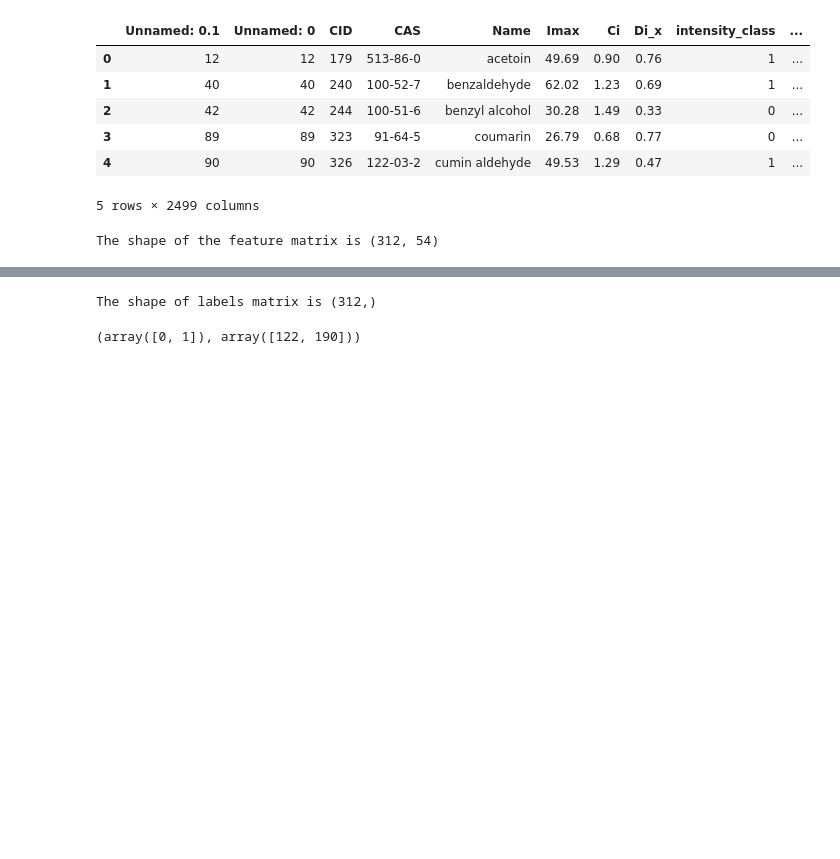
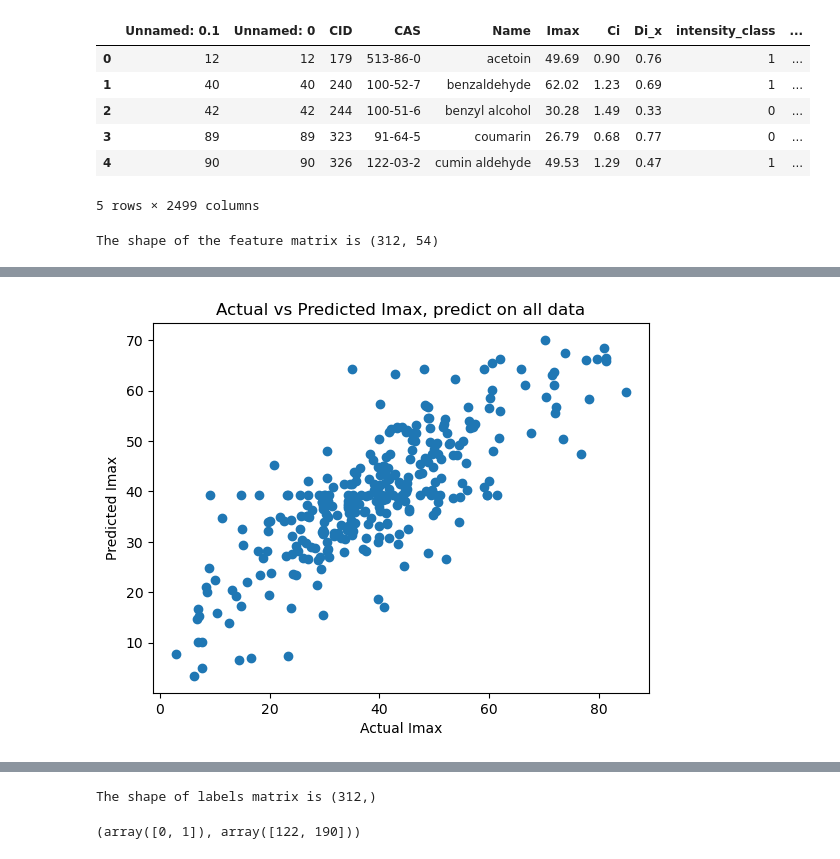
Before and after one commit to kiriyevskykiril/ai-program-2026, a Jupyter notebook: project_1/classifications_trials.ipynb, the cells around one changed output, grey strips where cells are left out. Saved outputs shown, nothing was run; the diff lists cells and outputs as text; code cells hidden in the pictures; blank space fills up the shorter version.

```diff
--- a/project_1/classifications_trials.ipynb
+++ b/project_1/classifications_trials.ipynb
@@ -171,0 +206,22 @@ The shape of the feature matrix is (312, 54)
+# %%
+# next i want to try Lasso regression, and see if it performs better
+from sklearn.linear_model import Lasso
+# want to create a grid search for the Lasso regression
+vY = data_df['Imax'].astype(float).values
+lalpha = np.linspace(0.001, 200, 1001)
+# i want to create an empty dataframe with the columns alpha, R2, MAE, RMSE, MSE
+dfLasso = pd.DataFrame(columns=['alpha', 'R2', 'MAE', 'RMSE', 'MSE'], dtype=float)
+dfLasso['alpha'] = lalpha
+dfLasso['R2'] = [0.0] * len(lalpha)
+dfLasso['MAE'] = [0.0] * len(lalpha)
+dfLasso['RMSE'] = [0.0] * len(lalpha)
+dfLasso['MSE'] = [0.0] * len(lalpha)
+
+for i, alpha in enumerate(lalpha):
+    print(f"Training Lasso with alpha = {alpha} model {i+1} of {len(lalpha)}")
+    oLasso = Lasso(alpha=alpha, max_iter=500_000)
+    vY_pred = cross_val_predict(oLasso, mX, vY, cv=kf)
+    dfLasso.loc[i, 'R2'] = r2_score(vY, vY_pred)
+    dfLasso.loc[i, 'MAE'] = mean_absolute_error(vY, vY_pred)
+    dfLasso.loc[i, 'RMSE'] = np.sqrt(mean_squared_error(vY, vY_pred))
+    dfLasso.loc[i, 'MSE'] = mean_squared_error(vY, vY_pred)
@@ -171,0 +262,9 @@ The shape of the feature matrix is (312, 54)
+# %%
+# visualize the predicted vs actual Imax
+plt.scatter(vY, vY_pred)
+plt.xlabel('Actual Imax')
+plt.ylabel('Predicted Imax')
+plt.title('Actual vs Predicted Imax, predict on all data')
+plt.show()
+# %% [output]
+[figure, added]
```
Also changed, not shown: parts of 6 cells of this notebook, 6 other files.
